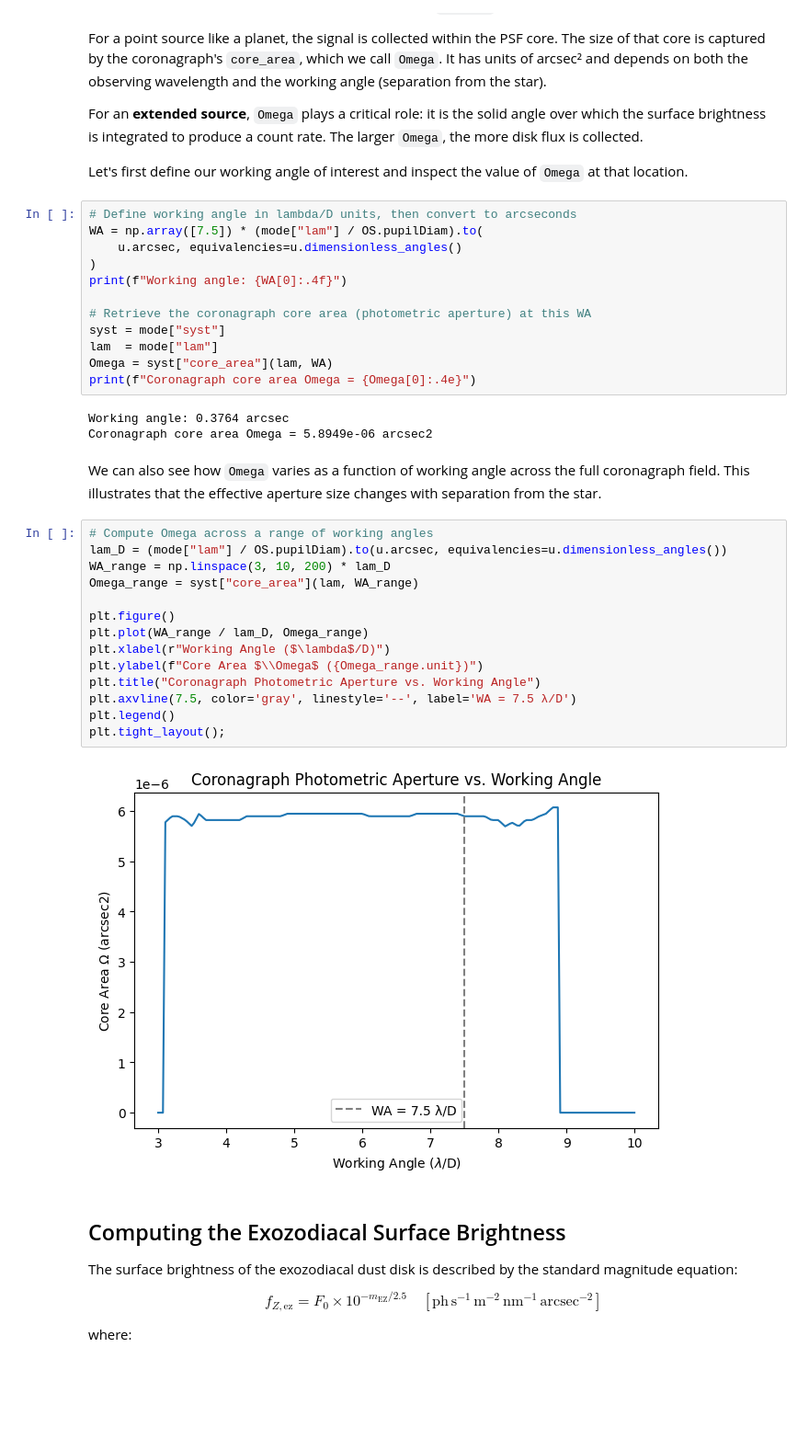
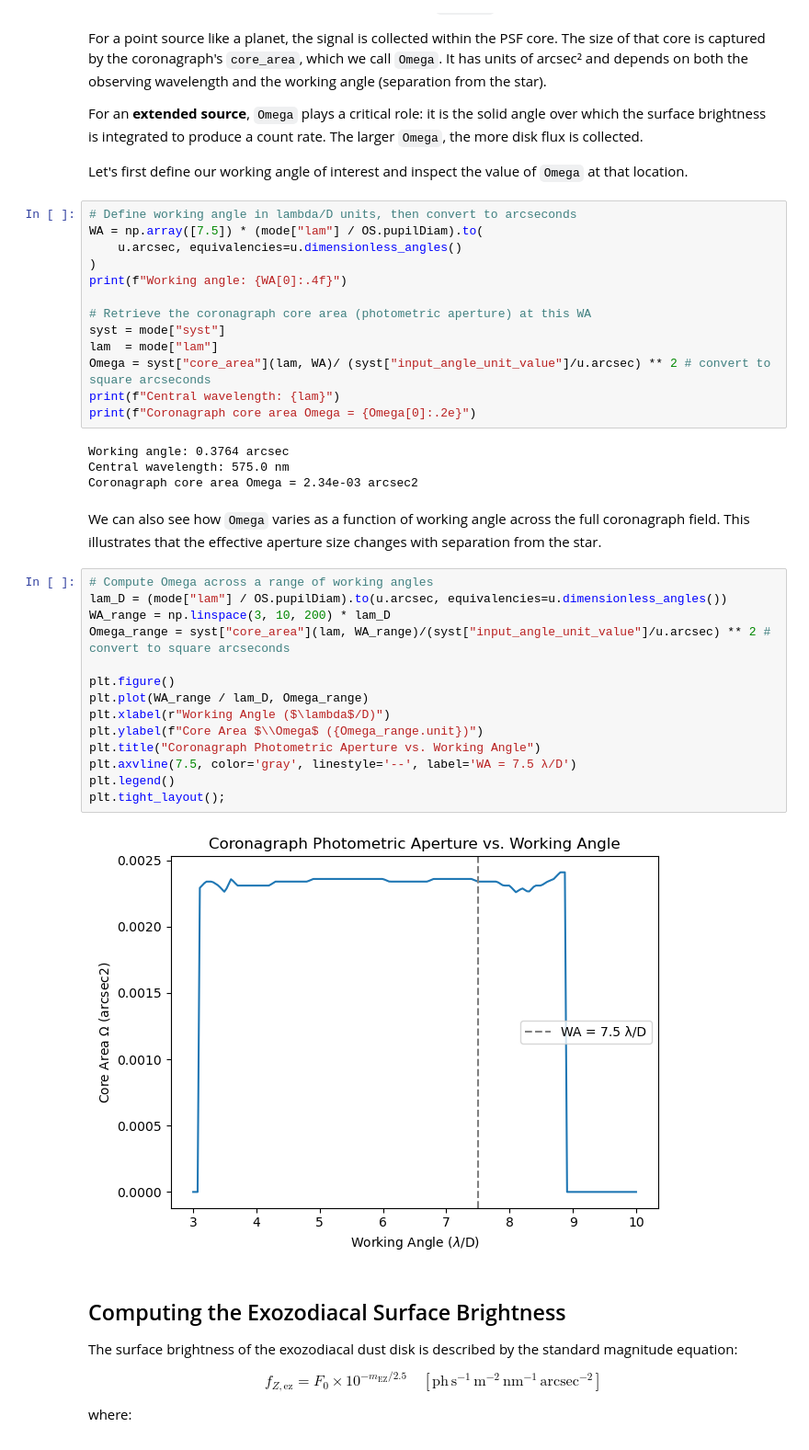
Before and after one commit to Hovik-Grigoryan/corgietc, a Jupyter notebook: Notebooks/09_Simulating_Extended_Source.ipynb, the cells around one changed output. Shown at 92% size. Saved outputs shown, nothing was run; the diff lists cells and outputs as text; blank space fills up the shorter version.

```diff
--- a/Notebooks/09_Simulating_Extended_Source.ipynb
+++ b/Notebooks/09_Simulating_Extended_Source.ipynb
@@ -146,29 +144,31 @@ print(f"Working angle: {WA[0]:.4f}")
 # Retrieve the coronagraph core area (photometric aperture) at this WA
 syst = mode["syst"]
 lam  = mode["lam"]
-Omega = syst["core_area"](lam, WA)
-print(f"Coronagraph core area Omega = {Omega[0]:.4e}")
+Omega = syst["core_area"](lam, WA)/ (syst["input_angle_unit_value"]/u.arcsec) ** 2 # convert to square arcseconds
+print(f"Central wavelength: {lam}")
+print(f"Coronagraph core area Omega = {Omega[0]:.2e}")
 # %% [output]
 Working angle: 0.3764 arcsec
-Coronagraph core area Omega = 5.8949e-06 arcsec2
+Central wavelength: 575.0 nm
+Coronagraph core area Omega = 2.34e-03 arcsec2
 # %% [markdown]
 We can also see how `Omega` varies as a function of working angle across the full coronagraph field. This illustrates that the effective aperture size changes with separation from the star.
 # %%
 # Compute Omega across a range of working angles
 lam_D = (mode["lam"] / OS.pupilDiam).to(u.arcsec, equivalencies=u.dimensionless_angles())
 WA_range = np.linspace(3, 10, 200) * lam_D
-Omega_range = syst["core_area"](lam, WA_range)
+Omega_range = syst["core_area"](lam, WA_range)/(syst["input_angle_unit_value"]/u.arcsec) ** 2 # convert to square arcseconds
 
 plt.figure()
 plt.plot(WA_range / lam_D, Omega_range)
 plt.xlabel(r"Working Angle ($\lambda$/D)")
 plt.ylabel(f"Core Area $\\Omega$ ({Omega_range.unit})")
 plt.title("Coronagraph Photometric Aperture vs. Working Angle")
 plt.axvline(7.5, color='gray', linestyle='--', label='WA = 7.5 λ/D')
 plt.legend()
 plt.tight_layout();
 # %% [output]
-[figure, old version]
+[figure, new version]
 # %% [markdown]
 ## Computing the Exozodiacal Surface Brightness
 
```
Also changed, not shown: parts of 11 cells of this notebook, 1 other file.
